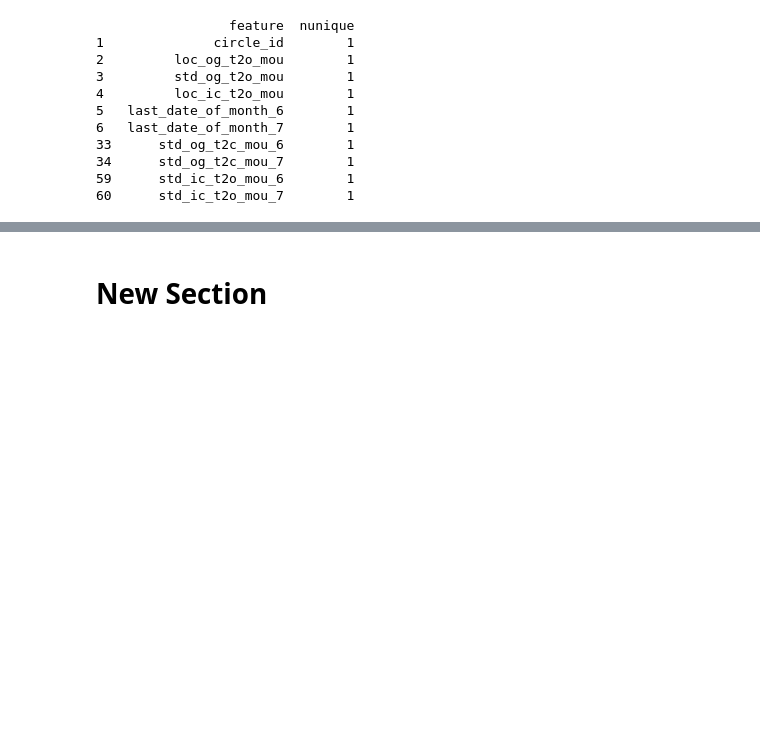
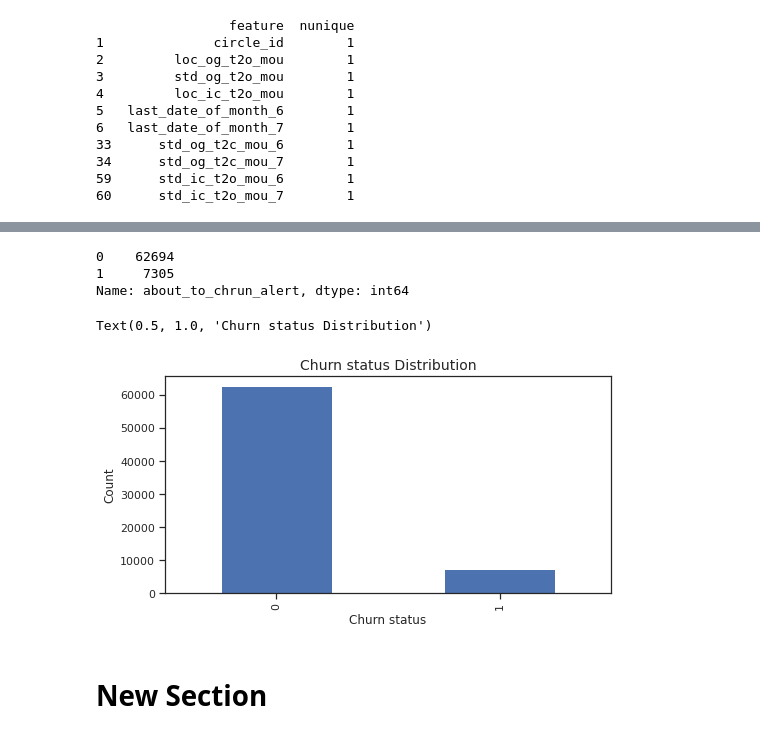
Before and after one commit to spdsp04/TelecomChrunCasestudy, a Jupyter notebook: Telecom_Chrun.ipynb, the cells around one changed output, grey strips where cells are left out. Cells and saved outputs as stored; diff of their text form; code cells hidden in the pictures; blank space fills up the shorter version.

```diff
--- a/Telecom_Chrun.ipynb
+++ b/Telecom_Chrun.ipynb
@@ -309,2 +324,17 @@ missing_values.transpose()
+# %%
+chrun_train['about_to_chrun_alert'].value_counts()
+# %% [output]
+0    62694
+1     7305
+Name: about_to_chrun_alert, dtype: int64
+# %%
+plt.figure(figsize=(8,4))
+chrun_train['about_to_chrun_alert'].value_counts().plot(kind = 'bar')
+plt.ylabel('Count')
+plt.xlabel('Churn status')
+plt.title('Churn status Distribution',fontsize=14)
+# %% [output]
+Text(0.5, 1.0, 'Churn status Distribution')
+[figure, added]
 # %% [markdown]
 # New Section
```
Also changed, not shown: parts of 9 cells of this notebook.
